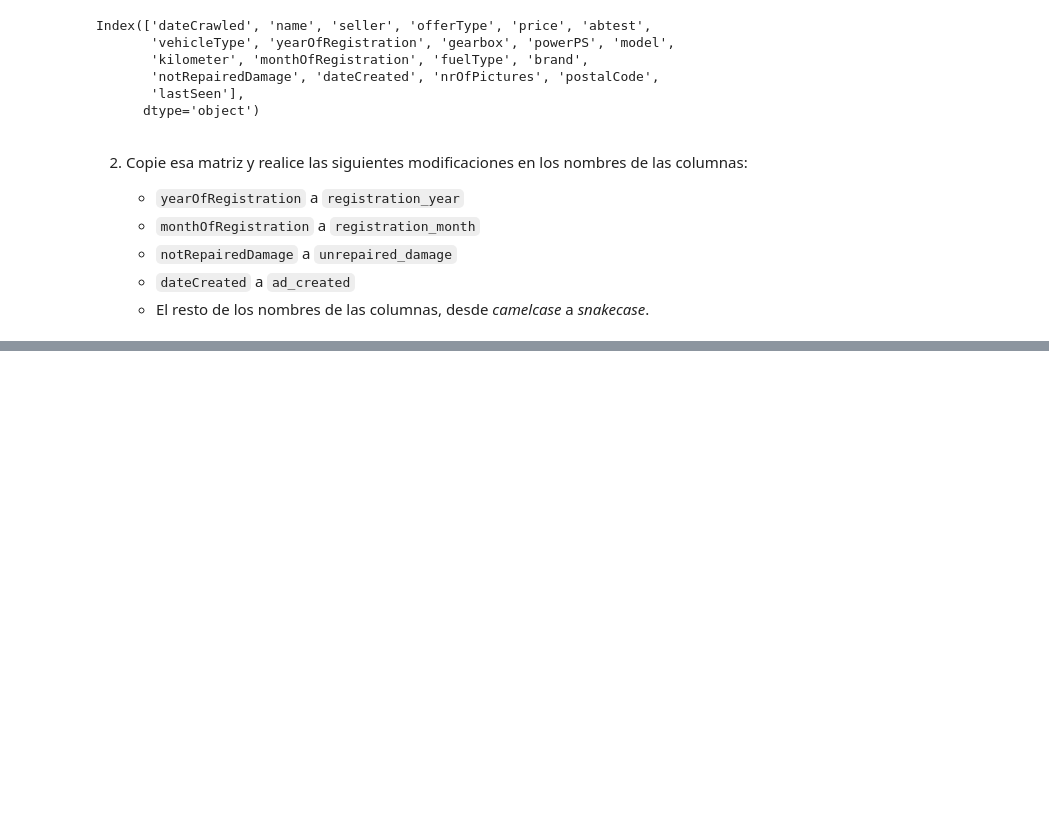
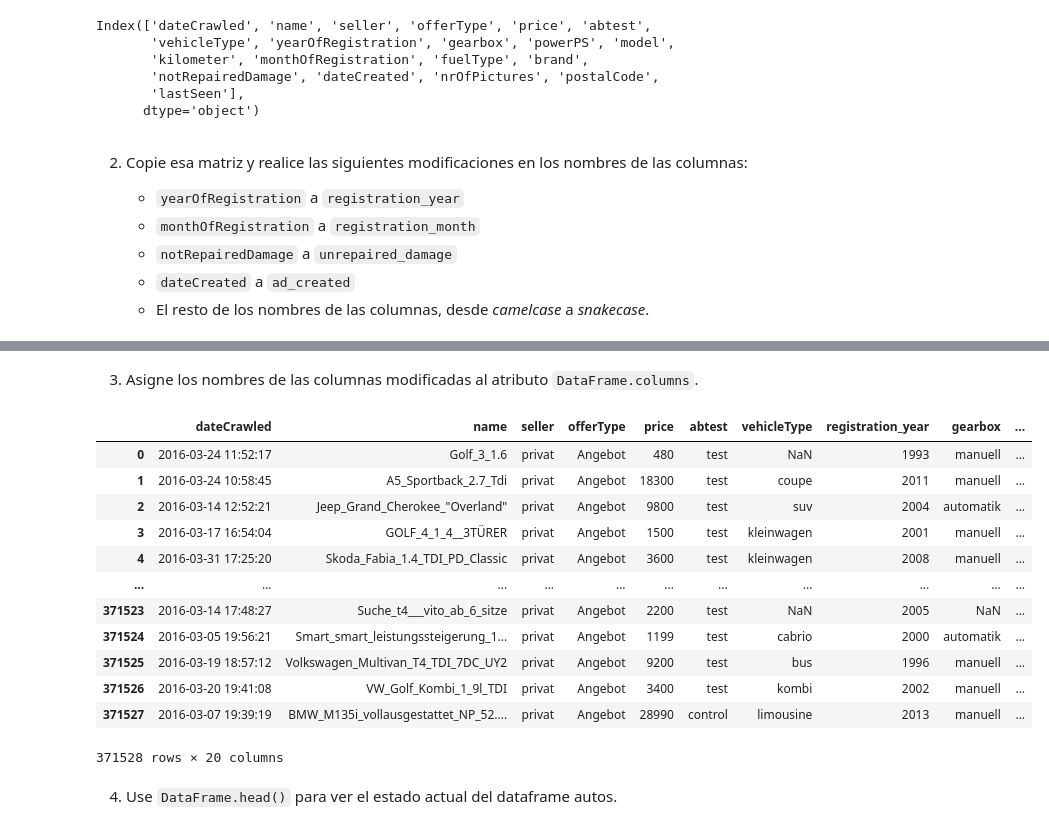
Before and after one commit to OSTINIA/tarea2_sw_ds, a Jupyter notebook: tarea_2_sw_ds.ipynb, the cells around one changed output, grey strips where cells are left out. Drawn from its saved outputs; the diff is of its cells as text; code cells hidden in the pictures; blank space fills up the shorter version.

Commit message:
actualización

```diff
--- a/tarea_2_sw_ds.ipynb
+++ b/tarea_2_sw_ds.ipynb
@@ -145,0 +179,21 @@ pandas.core.indexes.base.Index
+# %% [markdown]
+3.  Asigne los nombres de las columnas modificadas al atributo `DataFrame.columns`.
+# %%
+autos.rename(columns={'yearOfRegistration': 'registration_year','monthOfRegistration': 'registration_month','notRepairedDamage': 'unrepaired_damage','dateCreated': 'ad_created'}, inplace=True)
+autos
+# %% [output]
+|  | dateCrawled | name | seller | offerType | price | abtest | vehicleType | registration_year | gearbox | ... |
+| 0 | 2016-03-24 11:52:17 | Golf_3_1.6 | privat | Angebot | 480 | test | NaN | 1993 | manuell | ... |
+| 1 | 2016-03-24 10:58:45 | A5_Sportback_2.7_Tdi | privat | Angebot | 18300 | test | coupe | 2011 | manuell | ... |
+| 2 | 2016-03-14 12:52:21 | Jeep_Grand_Cherokee_"Overland" | privat | Angebot | 9800 | test | suv | 2004 | automatik | ... |
+| 3 | 2016-03-17 16:54:04 | GOLF_4_1_4__3TÜRER | privat | Angebot | 1500 | test | kleinwagen | 2001 | manuell | ... |
+| 4 | 2016-03-31 17:25:20 | Skoda_Fabia_1.4_TDI_PD_Classic | privat | Angebot | 3600 | test | kleinwagen | 2008 | manuell | ... |
+| ... | ... | ... | ... | ... | ... | ... | ... | ... | ... | ... |
+| 371523 | 2016-03-14 17:48:27 | Suche_t4___vito_ab_6_sitze | privat | Angebot | 2200 | test | NaN | 2005 | NaN | ... |
+| 371524 | 2016-03-05 19:56:21 | Smart_smart_leistungssteigerung_1... | privat | Angebot | 1199 | test | cabrio | 2000 | automatik | ... |
+| 371525 | 2016-03-19 18:57:12 | Volkswagen_Multivan_T4_TDI_7DC_UY2 | privat | Angebot | 9200 | test | bus | 1996 | manuell | ... |
+| 371526 | 2016-03-20 19:41:08 | VW_Golf_Kombi_1_9l_TDI | privat | Angebot | 3400 | test | kombi | 2002 | manuell | ... |
+| 371527 | 2016-03-07 19:39:19 | BMW_M135i_vollausgestattet_NP_52.... | privat | Angebot | 28990 | control | limousine | 2013 | manuell | ... |
+371528 rows × 20 columns
+# %% [markdown]
+4.  Use `DataFrame.head()` para ver el estado actual del dataframe autos.
```
Also changed, not shown: parts of 11 cells of this notebook.
